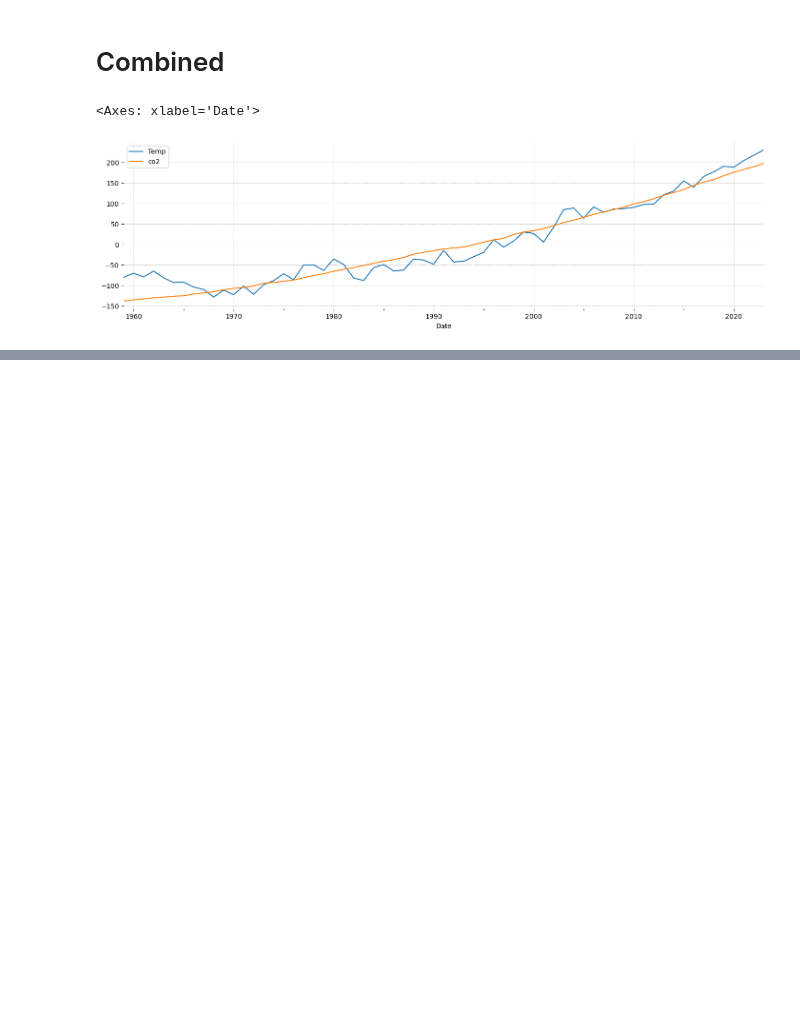
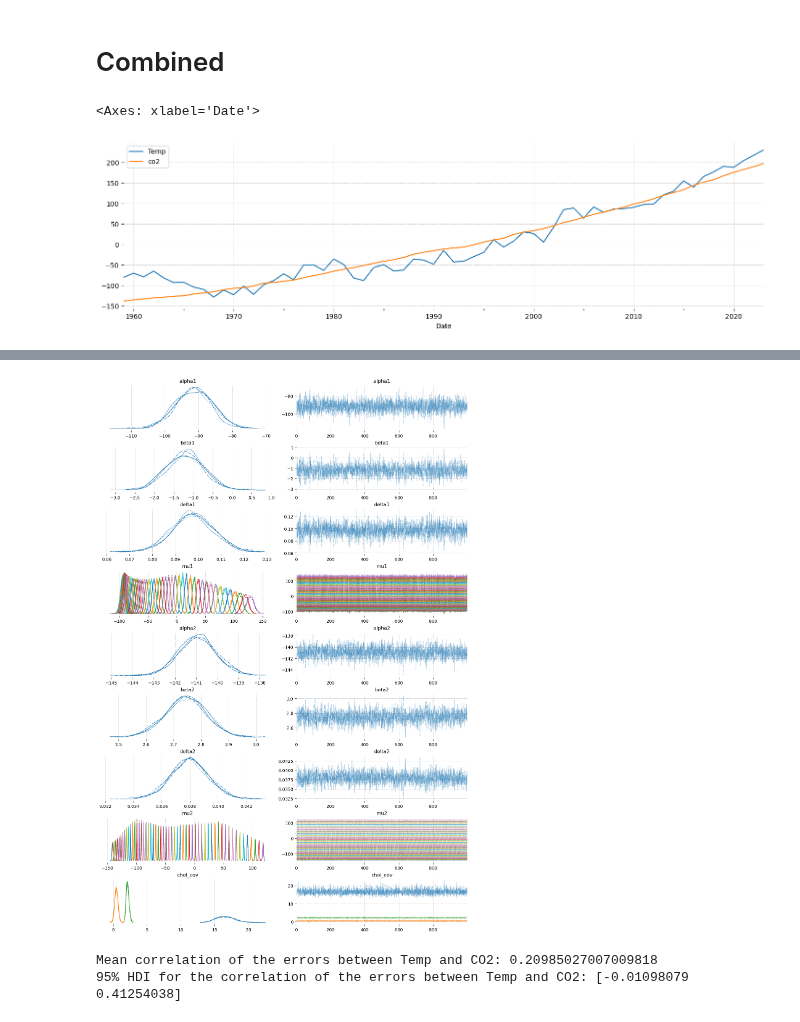
Before and after one commit to jessegrabowski/laos-climate-change, a Jupyter notebook: notebooks/Bayes Climate Modeling2.ipynb, the cells around one changed output, grey strips where cells are left out. Drawn from its saved outputs; the diff is of its cells as text; code cells hidden in the pictures; blank space fills up the shorter version.

Commit message:
Update with SUR Model

```diff
--- a/notebooks/Bayes Climate Modeling2.ipynb
+++ b/notebooks/Bayes Climate Modeling2.ipynb
@@ -368,0 +272,37 @@ KeyError: "No variable named 'y_hat'. Variables on the dataset include ['y_hat1'
+# %%
+Y1 = train_df['Temp'].values
+Y2 = train_df['co2'].values
+
+Y = np.column_stack((Y1, Y2))
+
+with pm.Model() as sur_model:
+
+    t = pm.Data('t', np.arange(train_df.shape[0]), dims=['time'])
+
+    # Priors for the intercepts and slopes of both series
+    alpha1 = pm.Normal('alpha1', mu=-100, sigma=10)
+    beta1 = pm.Normal('beta1', mu=0, sigma=10)
+    delta1 = pm.Normal('delta1', mu=0, sigma=10)
+
+    alpha2 = pm.Normal('alpha2', mu=-150, sigma=10)
+    beta2 = pm.Normal('beta2', mu=0, sigma=10)
+    delta2 = pm.Normal('delta2', mu=0, sigma=10)
+
+    mu1 = pm.Deterministic('mu1', alpha1 + beta1 * t + delta1 * t * t, dims=['time'])
+    mu2 = pm.Deterministic('mu2', alpha2 + beta2 * t + delta2 * t * t, dims=['time'])
+
+    # Stack the means to create a matrix of shape (n, 2)
+    mu = pm.math.stack([mu1, mu2], axis=-1)
+
+    # Define the covariance matrix for the errors
+    sd_dist = pm.Exponential.dist(1.0)
+    chol, corr, sigmas = pm.LKJCholeskyCov(
+        'chol_cov', n=2, eta=2, sd_dist=sd_dist, compute_corr=True
+    )
+
+    # Likelihood with correlated errors
+    obs = pm.MvNormal('obs', mu=mu, chol=chol, observed=Y)
+
+    # Sampling
+    det_trend_idata = pm.sample()
+    det_trend_idata = pm.sample_posterior_predictive(det_trend_idata, **POST_PRED_KWARGS)
@@ -368,0 +322,18 @@ KeyError: "No variable named 'y_hat'. Variables on the dataset include ['y_hat1'
+# %%
+az.plot_trace(det_trend_idata, var_names=['alpha1','beta1','delta1','mu1','alpha2','beta2','delta2','mu2','chol_cov']);
+# %% [output]
+[figure, added]
+# %%
+corr_samples = det_trend_idata.posterior['chol_cov_corr'].values
+
+corr_errors = corr_samples[:, :, 0, 1]  # Extracts the (1, 2) element of the correlation matrix
+corr_errors_flat = corr_errors.flatten()
+
+mean_corr_errors = np.mean(corr_errors_flat)
+print("Mean correlation of the errors between Temp and CO2:", mean_corr_errors)
+
+hdi_bounds = az.hdi(corr_errors_flat, hdi_prob=0.95)  # 95% HDI
+print("95% HDI for the correlation of the errors between Temp and CO2:", hdi_bounds)
+# %% [output]
+Mean correlation of the errors between Temp and CO2: 0.20985027007009818
+95% HDI for the correlation of the errors between Temp and CO2: [-0.01098079  0.41254038]
```
Also changed, not shown: parts of 8 cells of this notebook.
